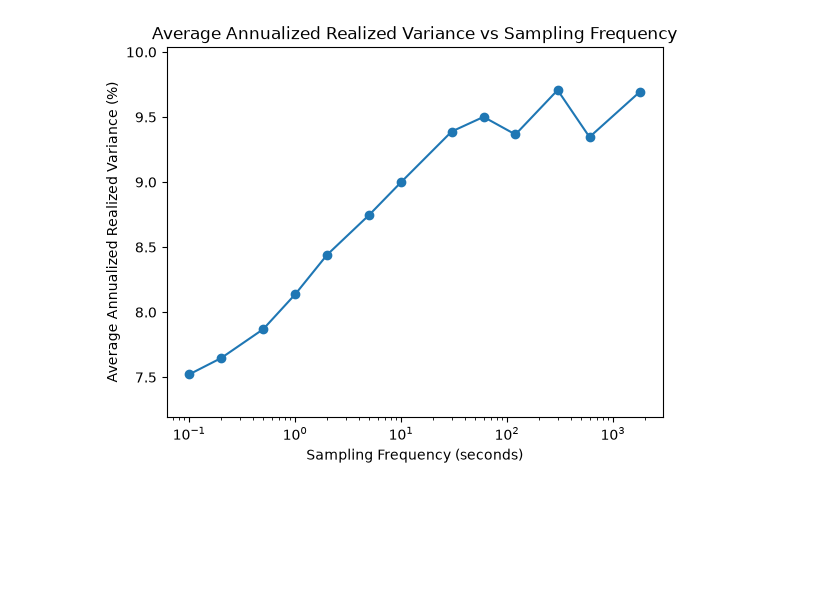
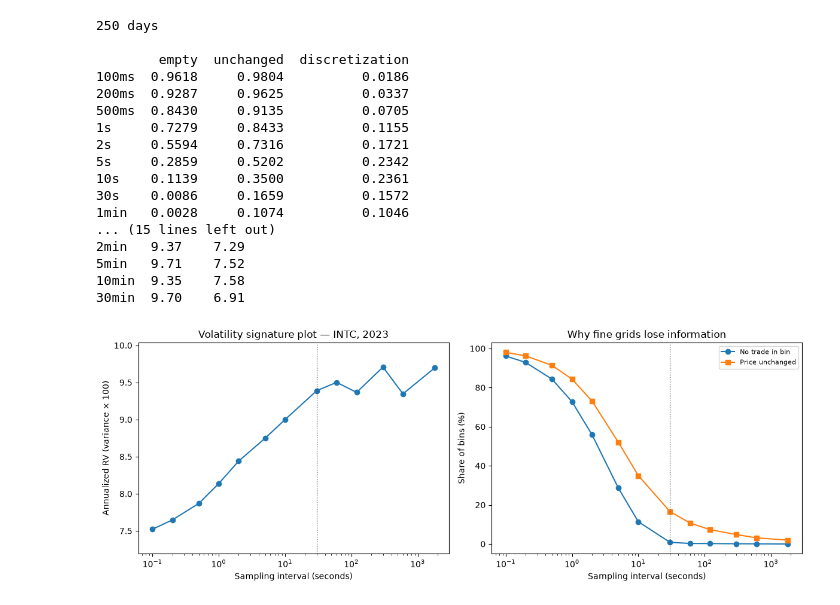
Before and after one commit to mattmacko/vol-project, a Jupyter notebook: notebooks/01_signature.ipynb, the cells around one changed output. Drawn from its saved outputs; the diff is of its cells as text; code cells hidden in the pictures; blank space fills up the shorter version.

Commit message:
fix cross-day ffill in daily_rv, add bin_diagnostics + two-panel signature/staleness figure

```diff
--- a/notebooks/01_signature.ipynb
+++ b/notebooks/01_signature.ipynb
@@ -57,9 +82,10 @@ def daily_rv(df, freq):
 # %%
 # Create a df that contains the daily realized volatility for each frequency in freqs
 
-freqs = ["100ms", "200ms", "500ms", "1s", "2s", "5s", "10s", "30s", "1min", "2min", "5min", "10min", "30min"]
+freqs = ["100ms", "200ms", "500ms", "1s", "2s", "5s", "10s",
+         "30s", "1min", "2min", "5min", "10min", "30min"]
 
-parts = []
+parts, diags = [], []
 
 for month in pd.date_range("2023-01", "2023-12", freq="MS", tz="UTC"):
     raw = pd.read_parquet(
@@ -68,8 +94,12 @@ for month in pd.date_range("2023-01", "2023-12", freq="MS", tz="UTC"):
         filters=[("ts_event", ">=", month),
                  ("ts_event", "<",  month + pd.offsets.MonthBegin(1))],
     )
+    df = clean_trades(raw)
 
-    df = clean_trades(raw)
     parts.append(pd.DataFrame({f: daily_rv(df, f) for f in freqs}))
+    diags.append(pd.DataFrame({f: bin_diagnostics(df, f) for f in freqs}).T)
+
+    print(month.date(), len(df), "trades")
 
 rv = pd.concat(parts)
+diag = pd.concat(diags).groupby(level=0).mean().loc[freqs]
@@ -76,15 +119,52 @@ rv = pd.concat(parts)
+# %%
+print(len(rv), "days\n")
+print(diag.round(4))
+
+# mean vs median across days — if the shape differs, a few days are driving it
+sig = pd.DataFrame({"mean": rv.mean() * 252 * 100,
+                    "median": rv.median() * 252 * 100})
+print("\n", sig.round(2))
+# %% [output]
+250 days
+
+        empty  unchanged  discretization
+100ms  0.9618     0.9804          0.0186
+200ms  0.9287     0.9625          0.0337
+500ms  0.8430     0.9135          0.0705
+1s     0.7279     0.8433          0.1155
+2s     0.5594     0.7316          0.1721
+5s     0.2859     0.5202          0.2342
+10s    0.1139     0.3500          0.2361
+30s    0.0086     0.1659          0.1572
+1min   0.0028     0.1074          0.1046
+... (15 lines left out)
+2min   9.37    7.29
+5min   9.71    7.52
+10min  9.35    7.58
+30min  9.70    6.91
 # %%
 import matplotlib.pyplot as plt
 
 seconds = [0.1, 0.2, 0.5, 1, 2, 5, 10, 30, 60, 120, 300, 600, 1800]
 
-rv_ann = rv.mean() * 252 * 100  # # variance units, annualized, in %
+fig, ax = plt.subplots(1, 2, figsize=(12, 4.5))
 
-plt.semilogx(seconds, rv_ann, marker="o")
-plt.margins(y=0.15)
-plt.xlabel("Sampling Frequency (seconds)")
-plt.ylabel("Average Annualized Realized Variance (%)")
-plt.title("Average Annualized Realized Variance vs Sampling Frequency")
+ax[0].semilogx(seconds, rv.mean() * 252 * 100, marker="o")
+ax[0].axvline(30, color="k", ls=":", lw=0.8)
+ax[0].margins(y=0.15)
+ax[0].set_title("Volatility signature plot — INTC, 2023")
+ax[0].set_xlabel("Sampling interval (seconds)")
+ax[0].set_ylabel("Annualized RV (variance × 100)")
+
+ax[1].semilogx(seconds, 100 * diag["empty"], marker="o", label="No trade in bin")
+ax[1].semilogx(seconds, 100 * diag["unchanged"], marker="s", label="Price unchanged")
+ax[1].axvline(30, color="k", ls=":", lw=0.8)
+ax[1].set_title("Why fine grids lose information")
+ax[1].set_xlabel("Sampling interval (seconds)")
+ax[1].set_ylabel("Share of bins (%)")
+ax[1].legend(fontsize=8)
+
+plt.tight_layout()
 plt.show()
 # %% [output]
-[figure, old version]
+[figure, new version]
```
Also changed, not shown: parts of 3 cells of this notebook, 2 other files.
